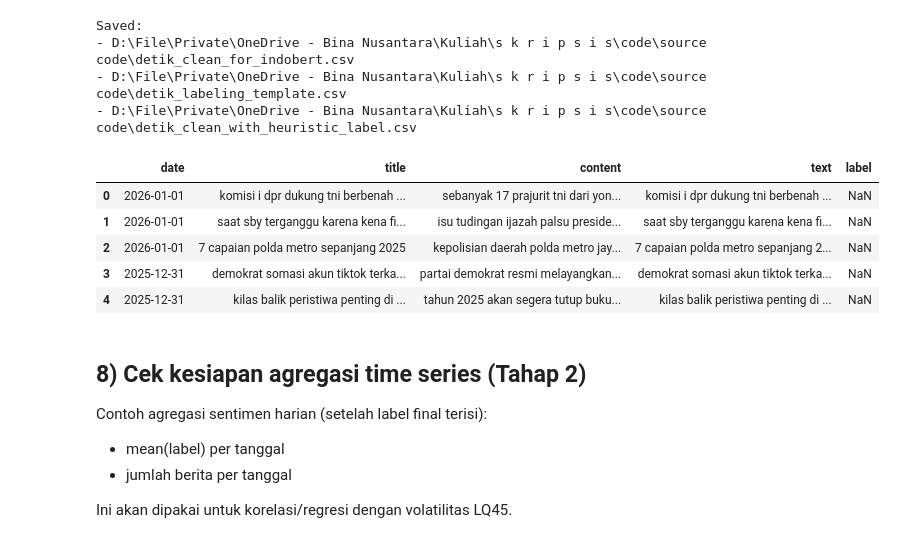
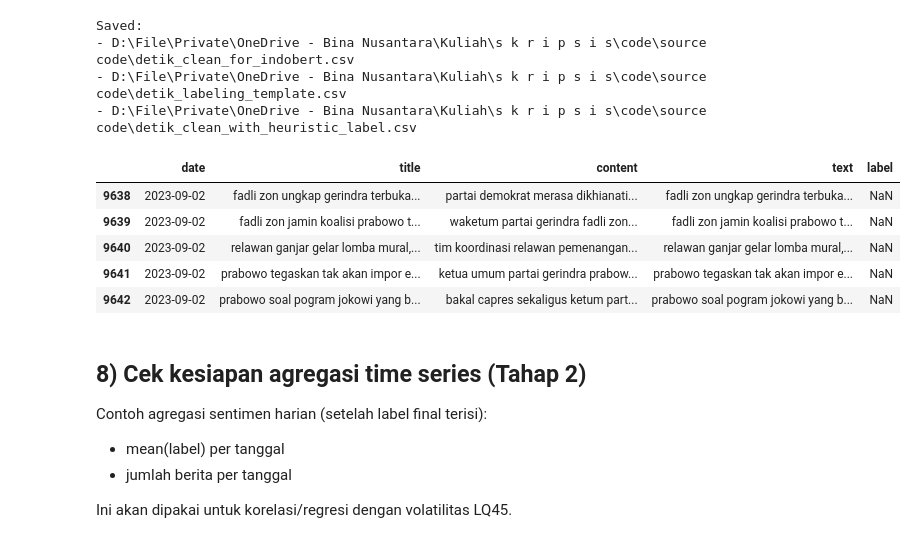
Before and after one commit to ininick/skripsis, a Jupyter notebook: data/data_berita/cleaning/detik/cleaning_detik.ipynb, the cells around one changed output. Saved outputs shown, nothing was run; the diff lists cells and outputs as text; code cells hidden in the pictures.

```diff
--- a/data/data_berita/cleaning/detik/cleaning_detik.ipynb
+++ b/data/data_berita/cleaning/detik/cleaning_detik.ipynb
@@ -324,14 +324,14 @@ Saved:
 - D:\File\Private\OneDrive - Bina Nusantara\Kuliah\s k r i p s i s\code\source code\detik_clean_with_heuristic_label.csv
 # %%
 temp = pd.read_csv("detik_clean_for_indobert.csv")
-temp.head()
+temp.tail()
 # %% [output]
 |  | date | title | content | text | label |
-| 0 | 2026-01-01 | komisi i dpr dukung tni berbenah ... | sebanyak 17 prajurit tni dari yon... | komisi i dpr dukung tni berbenah ... | NaN |
-| 1 | 2026-01-01 | saat sby terganggu karena kena fi... | isu tudingan ijazah palsu preside... | saat sby terganggu karena kena fi... | NaN |
-| 2 | 2026-01-01 | 7 capaian polda metro sepanjang 2025 | kepolisian daerah polda metro jay... | 7 capaian polda metro sepanjang 2... | NaN |
-| 3 | 2025-12-31 | demokrat somasi akun tiktok terka... | partai demokrat resmi melayangkan... | demokrat somasi akun tiktok terka... | NaN |
-| 4 | 2025-12-31 | kilas balik peristiwa penting di ... | tahun 2025 akan segera tutup buku... | kilas balik peristiwa penting di ... | NaN |
+| 9638 | 2023-09-02 | fadli zon ungkap gerindra terbuka... | partai demokrat merasa dikhianati... | fadli zon ungkap gerindra terbuka... | NaN |
+| 9639 | 2023-09-02 | fadli zon jamin koalisi prabowo t... | waketum partai gerindra fadli zon... | fadli zon jamin koalisi prabowo t... | NaN |
+| 9640 | 2023-09-02 | relawan ganjar gelar lomba mural,... | tim koordinasi relawan pemenangan... | relawan ganjar gelar lomba mural,... | NaN |
+| 9641 | 2023-09-02 | prabowo tegaskan tak akan impor e... | ketua umum partai gerindra prabow... | prabowo tegaskan tak akan impor e... | NaN |
+| 9642 | 2023-09-02 | prabowo soal pogram jokowi yang b... | bakal capres sekaligus ketum part... | prabowo soal pogram jokowi yang b... | NaN |
 # %% [markdown]
 ## 8) Cek kesiapan agregasi time series (Tahap 2)
 Contoh agregasi sentimen harian (setelah label final terisi):
```
Also changed, not shown: parts of 1 cell of this notebook, 2 other files.
